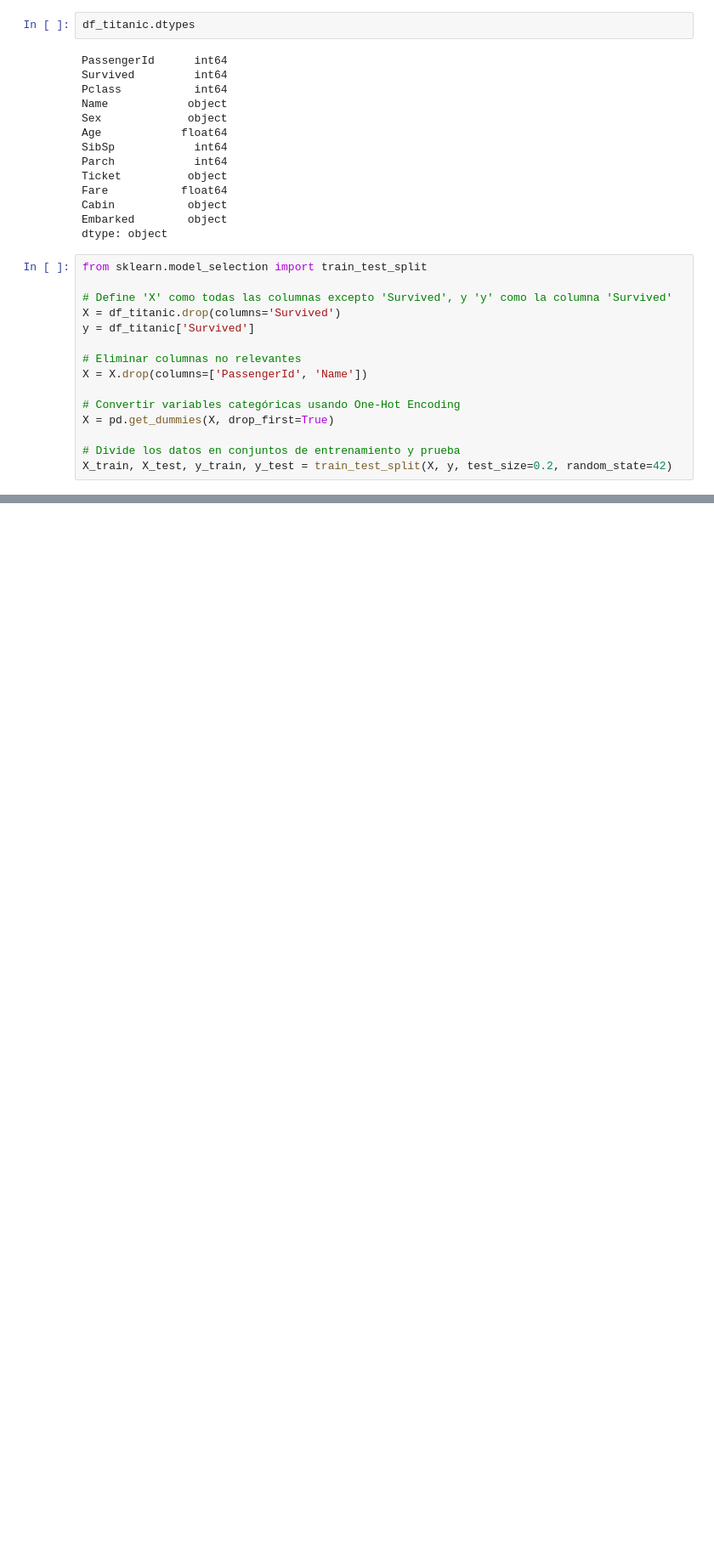
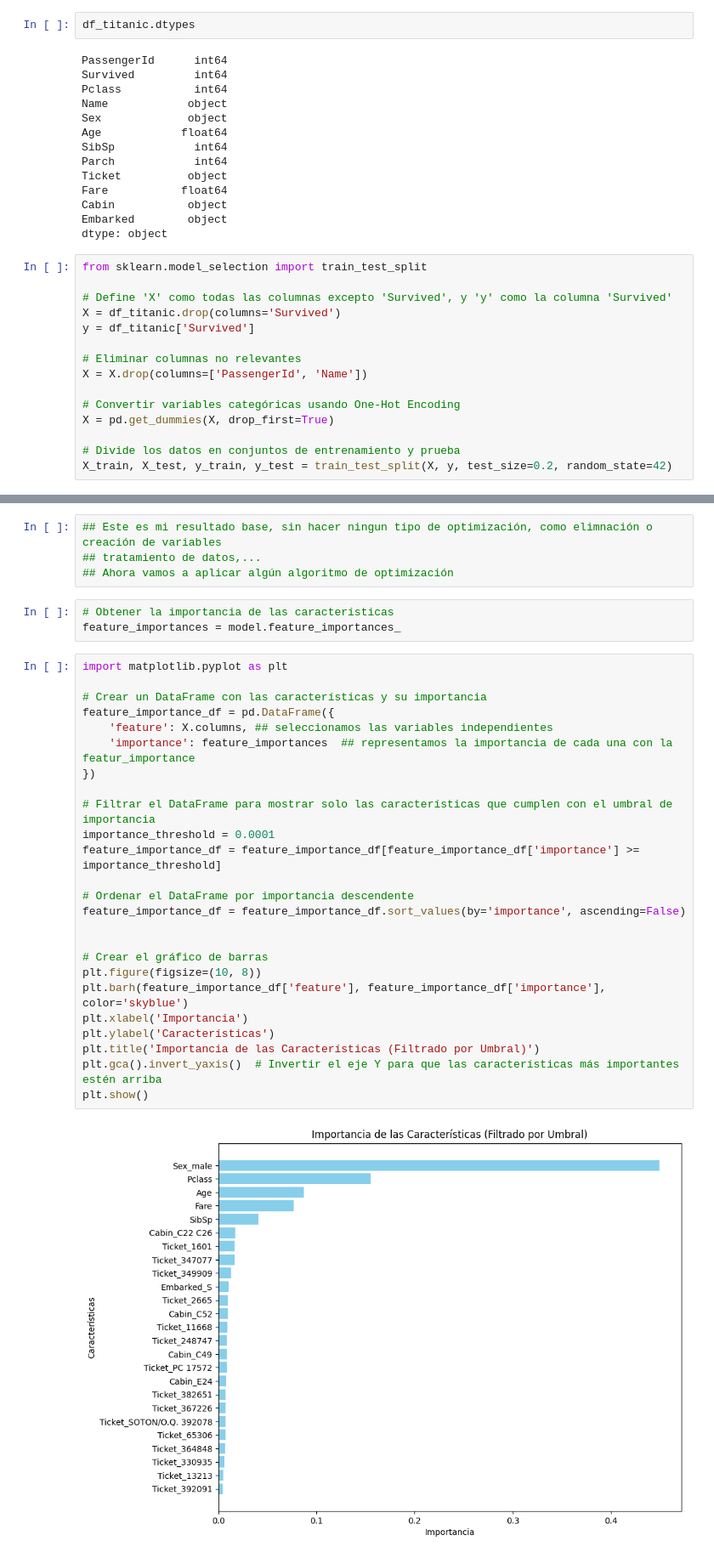
Before and after one commit to josee2202/arbol_decison, a Jupyter notebook: tree.ipynb, the cells around one changed output, grey strips where cells are left out. Shown at 85% size. Drawn from its saved outputs; the diff is of its cells as text; blank space fills up the shorter version.

Commit message:
Usando feature importance

```diff
--- a/tree.ipynb
+++ b/tree.ipynb
@@ -105,0 +106,34 @@ plt.show()
+# %%
+## Este es mi resultado base, sin hacer ningun tipo de optimización, como elimnación o creación de variables
+## tratamiento de datos,...
+## Ahora vamos a aplicar algún algoritmo de optimización
+# %%
+# Obtener la importancia de las características
+feature_importances = model.feature_importances_
+# %%
+import matplotlib.pyplot as plt
+
+# Crear un DataFrame con las características y su importancia
+feature_importance_df = pd.DataFrame({
+    'feature': X.columns, ## seleccionamos las variables independientes
+    'importance': feature_importances  ## representamos la importancia de cada una con la featur_importance
+})
+
+# Filtrar el DataFrame para mostrar solo las características que cumplen con el umbral de importancia
+importance_threshold = 0.0001
+feature_importance_df = feature_importance_df[feature_importance_df['importance'] >= importance_threshold]
+
+# Ordenar el DataFrame por importancia descendente
+feature_importance_df = feature_importance_df.sort_values(by='importance', ascending=False)
+
+
+# Crear el gráfico de barras
+plt.figure(figsize=(10, 8))
+plt.barh(feature_importance_df['feature'], feature_importance_df['importance'], color='skyblue')
+plt.xlabel('Importancia')
+plt.ylabel('Características')
+plt.title('Importancia de las Características (Filtrado por Umbral)')
+plt.gca().invert_yaxis()  # Invertir el eje Y para que las características más importantes estén arriba
+plt.show()
+# %% [output]
+[figure, added]
```
Also changed, not shown: parts of 3 cells of this notebook.
